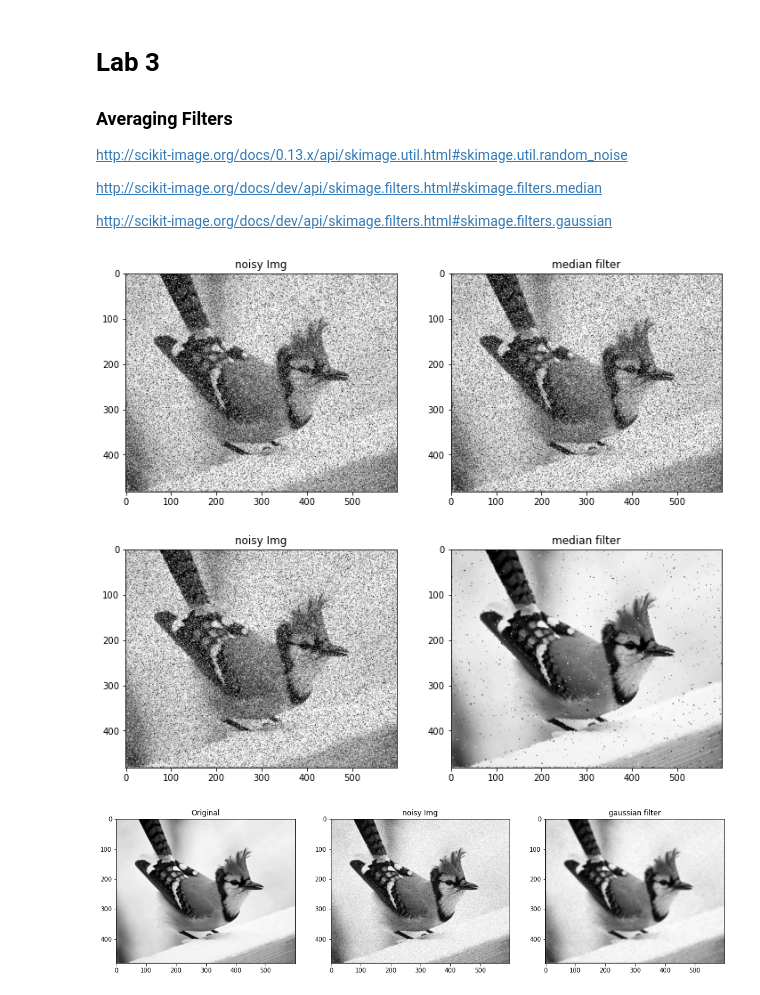
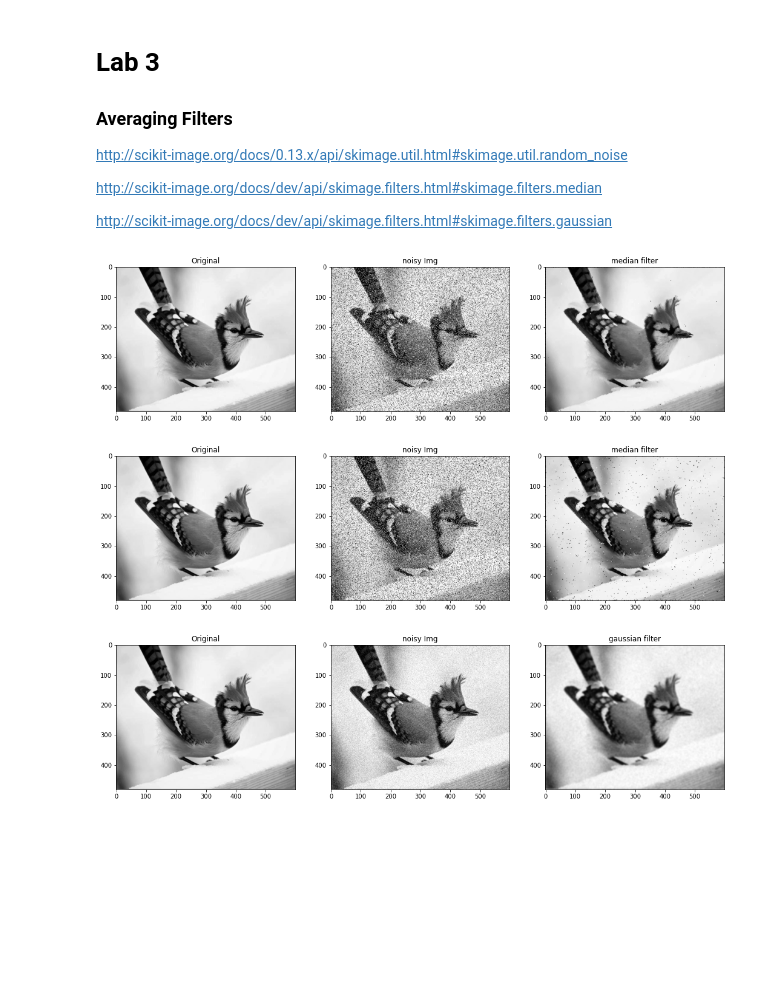
Before and after one commit to EngPeterAtef/ImageProcessing_Labs, a Jupyter notebook: Lab3 _Smoothing/Lab_Smoothing_STD.ipynb, the cells around one changed output. Cells and saved outputs as stored; diff of their text form; code cells hidden in the pictures; blank space fills up the shorter version.

```diff
--- a/Lab3 _Smoothing/Lab_Smoothing_STD.ipynb
+++ b/Lab3 _Smoothing/Lab_Smoothing_STD.ipynb
@@ -20,16 +20,15 @@ from skimage.filters import gaussian
 '''
 (1) Your own median filter algorithm
 '''
-def median_filter(img,win_width,win_height):
+def median_filter(img,fiter_size):
     newImg = np.copy(img)
-    edgex = win_width // 2
-    edgey = win_height // 2
+    edgex = fiter_size // 2
+    edgey = fiter_size // 2
     for x in range(edgex, newImg.shape[0] - edgex):
         for y in range(edgey, newImg.shape[1] - edgey):
-            med = np.median(newImg[x:x+win_width, y:y+win_height])
-            newImg[x+win_width//2,y+win_height//2]=med
+            med = np.median(newImg[x:x+fiter_size, y:y+fiter_size])
+            newImg[x+fiter_size//2,y+fiter_size//2]=med
     return newImg
 # %%
-img = rgb2gray(io.imread('../../lab02-std/imgs/bird.jpg'))
-
+img = rgb2gray(io.imread('../../lab2/imgs/bird.jpg'))
 noisy_img = random_noise(img,mode="s&p",amount = 0.3)
@@ -38,7 +35,10 @@ myMedImg = median_filter(noisy_img,7,7)
+# %%
+# 3x3 median filter (if the size increased the image will be more blury)
+myMedImg = median_filter(noisy_img,3)
 # %%
-show_images([noisy_img,myMedImg],['noisy Img','median filter'])
+show_images([img,noisy_img,myMedImg],['Original','noisy Img','median filter'])
 # %% [output]
-[figure, old version]
+[figure, new version]
 # %%
 '''
 (2) skimage median filter
@@ -46,7 +46,7 @@ show_images([noisy_img,myMedImg],['noisy Img','median filter'])
 filtered = median(noisy_img)
 show_images([img,noisy_img,filtered],['Original','noisy Img','median filter'])
 # %% [output]
-[figure, old version]
+[figure, new version]
 # %%
 '''
 (3) Gaussion Filters
```
Also changed, not shown: parts of 2 cells of this notebook, 2 other files.
